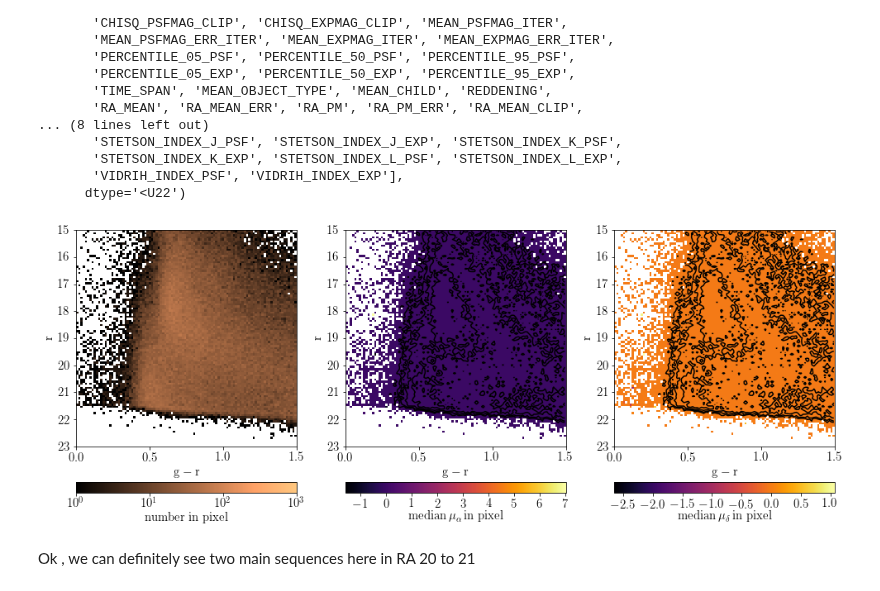
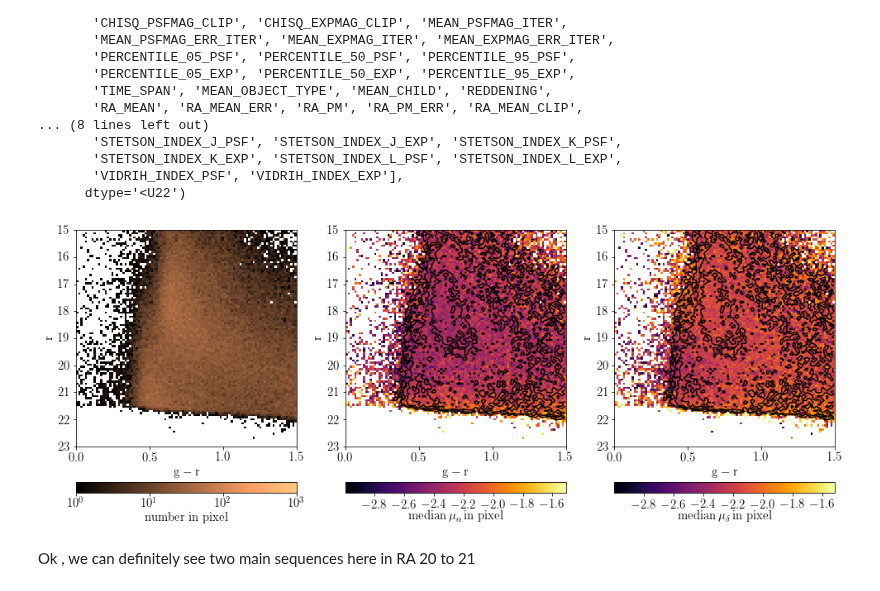
Before and after one commit to dirac-institute/uw-astr598-w18, a Jupyter notebook: homeworks/group2/HW_1_start_rough.ipynb, the cells around one changed output. Drawn from its saved outputs; the diff is of its cells as text; code cells hidden in the pictures.

```diff
--- a/homeworks/group2/HW_1_start_rough.ipynb
+++ b/homeworks/group2/HW_1_start_rough.ipynb
@@ -185,8 +185,8 @@ m_r = (15 < r) * (r < 23 )
 # select the PM range that makes sense..
 pm_ra = np.abs(hlc_table['RA_PM_CLIP'].data)
 pm_dec = np.abs(hlc_table['DEC_PM_CLIP'].data)
-lower_cutoff = 1e-3
-upper_cutoff = 0.03
+lower_cutoff = 10**(-3.0)
+upper_cutoff = 10**(-1.5)
 m_pm_ra = (lower_cutoff<pm_ra)*(pm_ra < upper_cutoff)
 m_pm_dec =  (lower_cutoff<pm_dec)*(pm_dec<upper_cutoff)
 
@@ -197,8 +197,8 @@ m = mSN * mStars * m_gi * m_r * m_pm_ra * m_pm_dec
 #fig,ax = plt.subplots(1,3,figsize=(18,6))
 x = mean_psfmag['g'][m] - mean_psfmag['i'][m]
 y = mean_psfmag['r'][m]
-ra = hlc_table['RA_PM'].data[m]
-dec =  hlc_table['DEC_PM'].data[m]
+ra = pm_ra[m]
+dec =  pm_dec[m]
 
 # use binned_statistic2d  ....
 N = bs2d(x,y,x, 'count', bins=100)
@@ -270,35 +270,35 @@ plt.gca().invert_yaxis()
 
 #--------------------
 # Third axes:
 
 ax = plt.subplot(133)
 
 # color by median DEC
-plt.imshow(DEC_med.statistic.T, origin='lower',
+plt.imshow(np.log10(DEC_med.statistic.T), origin='lower',
            extent=[DEC_med.x_edge[0], DEC_med.x_edge[-1],
                    DEC_med.y_edge[0], DEC_med.y_edge[-1]],
            aspect='auto', interpolation='nearest',
            cmap=cmap_multicolor )
 #ticks=np.arange(-2.5, 1, 1)
 cb = plt.colorbar(  pad=cbar_padding , orientation='horizontal')
 cb.set_label(r'$\mathrm{median}\, \mu_{\delta}\, \mathrm{in\ pixel} $')
 #plt.clim(-2.5, 0.5)
 
 # plot the contour of color counts
 levels = np.linspace(0, np.log10(N.statistic.max()), 7)[2:]
 plt.contour(np.log10(N.statistic.T), levels, colors='k',
             extent=[N.x_edge[0], N.x_edge[-1], N.y_edge[0], N.y_edge[-1]],
            origin='lower')
 
 plt.xlim(0,1.5)
 plt.ylim(15,23)
 plt.xlabel(r'$\mathrm{g-r}$')
 plt.ylabel(r'$\mathrm{r}$')
 plt.gca().invert_yaxis()
 
 plt.savefig(str(catalogs[0])+'.png', bbox_inches='tight')
 # %% [output]
-[figure, old version]
+[figure, new version]
 # %% [markdown]
 Ok , we can definitely see two main sequences here in RA 20 to 21
 # %% [markdown]
```
